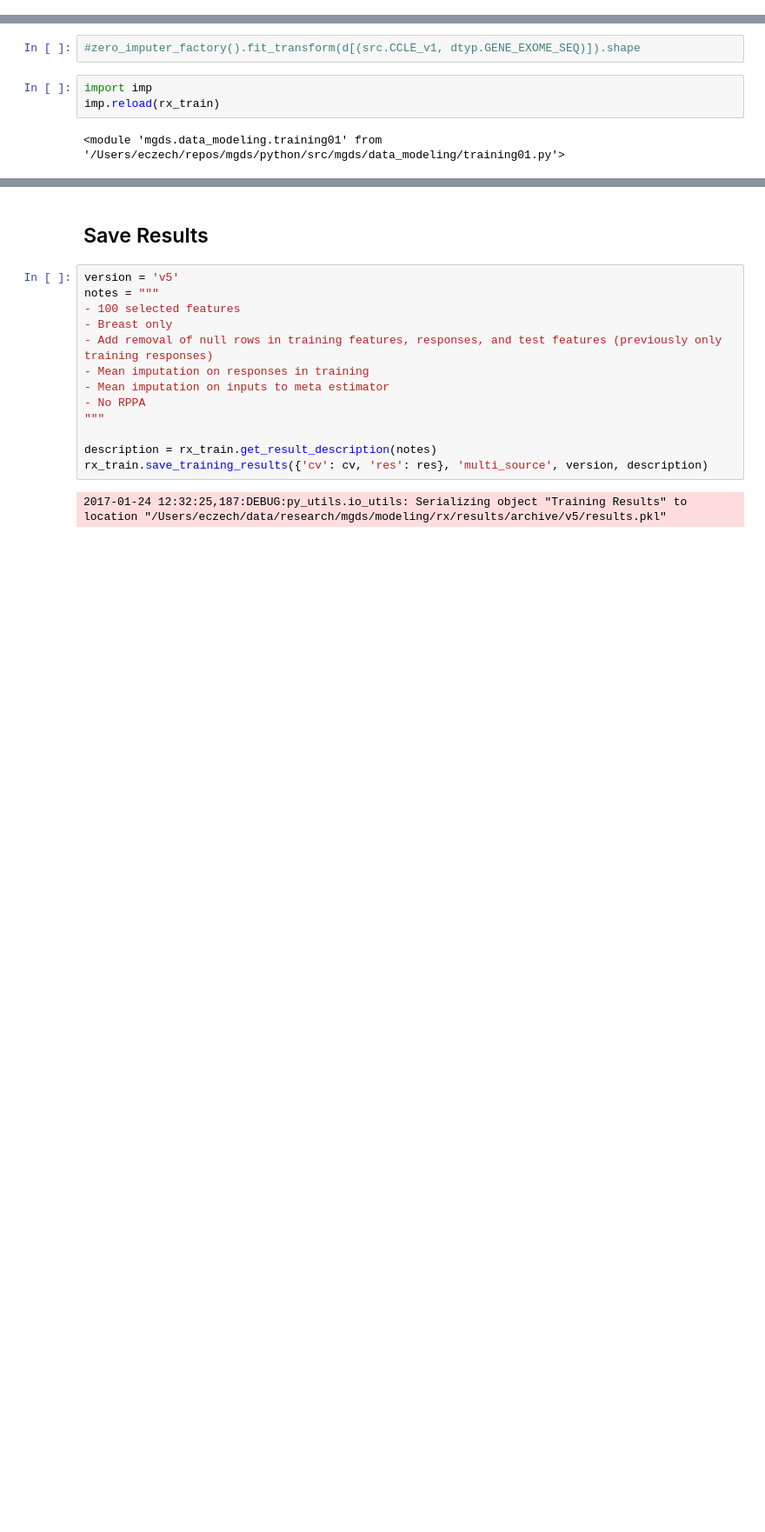
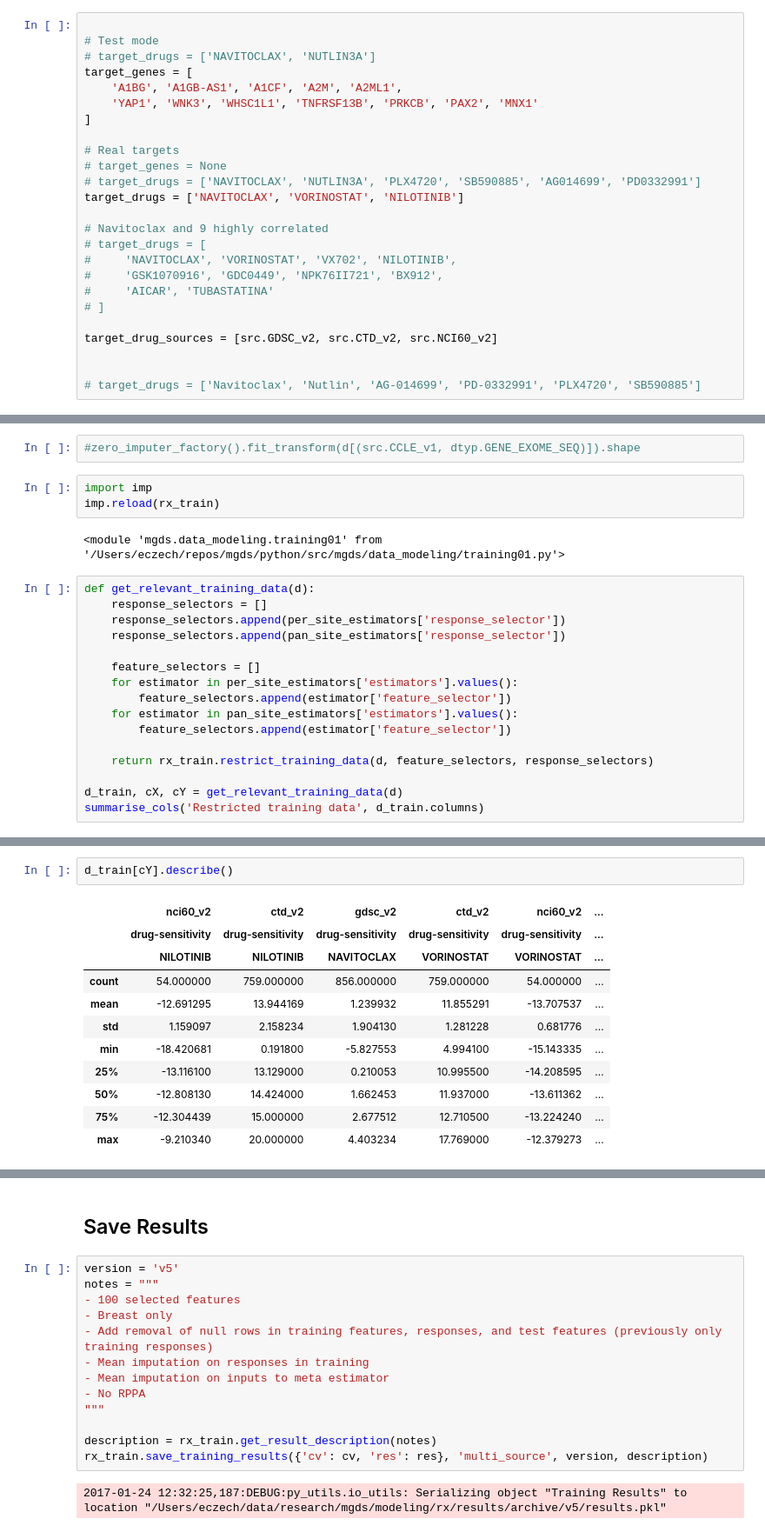
Before and after one commit to eric-czech/mgds, a Jupyter notebook: python/notebook/data_modeling/rx_modeling/training.ipynb, the cells around one changed output, grey strips where cells are left out. Shown at 87% size. Cells and saved outputs as stored; diff of their text form; blank space fills up the shorter version.

Commit message:
more training

```diff
--- a/python/notebook/data_modeling/rx_modeling/training.ipynb
+++ b/python/notebook/data_modeling/rx_modeling/training.ipynb
@@ -145,3 +143,28 @@ test_drugs = ['NAVITOCLAX', 'NUTLIN3A', 'PLX4720', 'SB590885', 'AG014699', 'PD03
  'SB590885',
  'NAVITOCLAX',
  'PLX4720']
+# %%
+
+# Test mode
+# target_drugs = ['NAVITOCLAX', 'NUTLIN3A']
+target_genes = [
+    'A1BG', 'A1GB-AS1', 'A1CF', 'A2M', 'A2ML1',
+    'YAP1', 'WNK3', 'WHSC1L1', 'TNFRSF13B', 'PRKCB', 'PAX2', 'MNX1'
+]
+
+# Real targets
+# target_genes = None
+# target_drugs = ['NAVITOCLAX', 'NUTLIN3A', 'PLX4720', 'SB590885', 'AG014699', 'PD0332991']
+target_drugs = ['NAVITOCLAX', 'VORINOSTAT', 'NILOTINIB']
+
+# Navitoclax and 9 highly correlated
+# target_drugs = [
+#     'NAVITOCLAX', 'VORINOSTAT', 'VX702', 'NILOTINIB',
+#     'GSK1070916', 'GDC0449', 'NPK76II721', 'BX912',
+#     'AICAR', 'TUBASTATINA'
+# ]
+
+target_drug_sources = [src.GDSC_v2, src.CTD_v2, src.NCI60_v2]
+
+
+# target_drugs = ['Navitoclax', 'Nutlin', 'AG-014699', 'PD-0332991', 'PLX4720', 'SB590885']
@@ -447,3 +571,19 @@ import imp
 imp.reload(rx_train)
 # %% [output]
 <module 'mgds.data_modeling.training01' from '/Users/eczech/repos/mgds/python/src/mgds/data_modeling/training01.py'>
+# %%
+def get_relevant_training_data(d):
+    response_selectors = []
+    response_selectors.append(per_site_estimators['response_selector'])
+    response_selectors.append(pan_site_estimators['response_selector'])
+
+    feature_selectors = []
+    for estimator in per_site_estimators['estimators'].values():
+        feature_selectors.append(estimator['feature_selector'])
+    for estimator in pan_site_estimators['estimators'].values():
+        feature_selectors.append(estimator['feature_selector'])
+
+    return rx_train.restrict_training_data(d, feature_selectors, response_selectors)
+
+d_train, cX, cY = get_relevant_training_data(d)
+summarise_cols('Restricted training data', d_train.columns)
@@ -449,0 +619,14 @@ imp.reload(rx_train)
+# %%
+d_train[cY].describe()
+# %% [output]
+|  | nci60_v2 | ctd_v2 | gdsc_v2 | ctd_v2 | nci60_v2 | ... |
+|  | drug-sensitivity | drug-sensitivity | drug-sensitivity | drug-sensitivity | drug-sensitivity | ... |
+|  | NILOTINIB | NILOTINIB | NAVITOCLAX | VORINOSTAT | VORINOSTAT | ... |
+| count | 54.000000 | 759.000000 | 856.000000 | 759.000000 | 54.000000 | ... |
+| mean | -12.691295 | 13.944169 | 1.239932 | 11.855291 | -13.707537 | ... |
+| std | 1.159097 | 2.158234 | 1.904130 | 1.281228 | 0.681776 | ... |
+| min | -18.420681 | 0.191800 | -5.827553 | 4.994100 | -15.143335 | ... |
+| 25% | -13.116100 | 13.129000 | 0.210053 | 10.995500 | -14.208595 | ... |
+| 50% | -12.808130 | 14.424000 | 1.662453 | 11.937000 | -13.611362 | ... |
+| 75% | -12.304439 | 15.000000 | 2.677512 | 12.710500 | -13.224240 | ... |
+| max | -9.210340 | 20.000000 | 4.403234 | 17.769000 | -12.379273 | ... |
```
Also changed, not shown: parts of 15 cells of this notebook, 4 other files.
